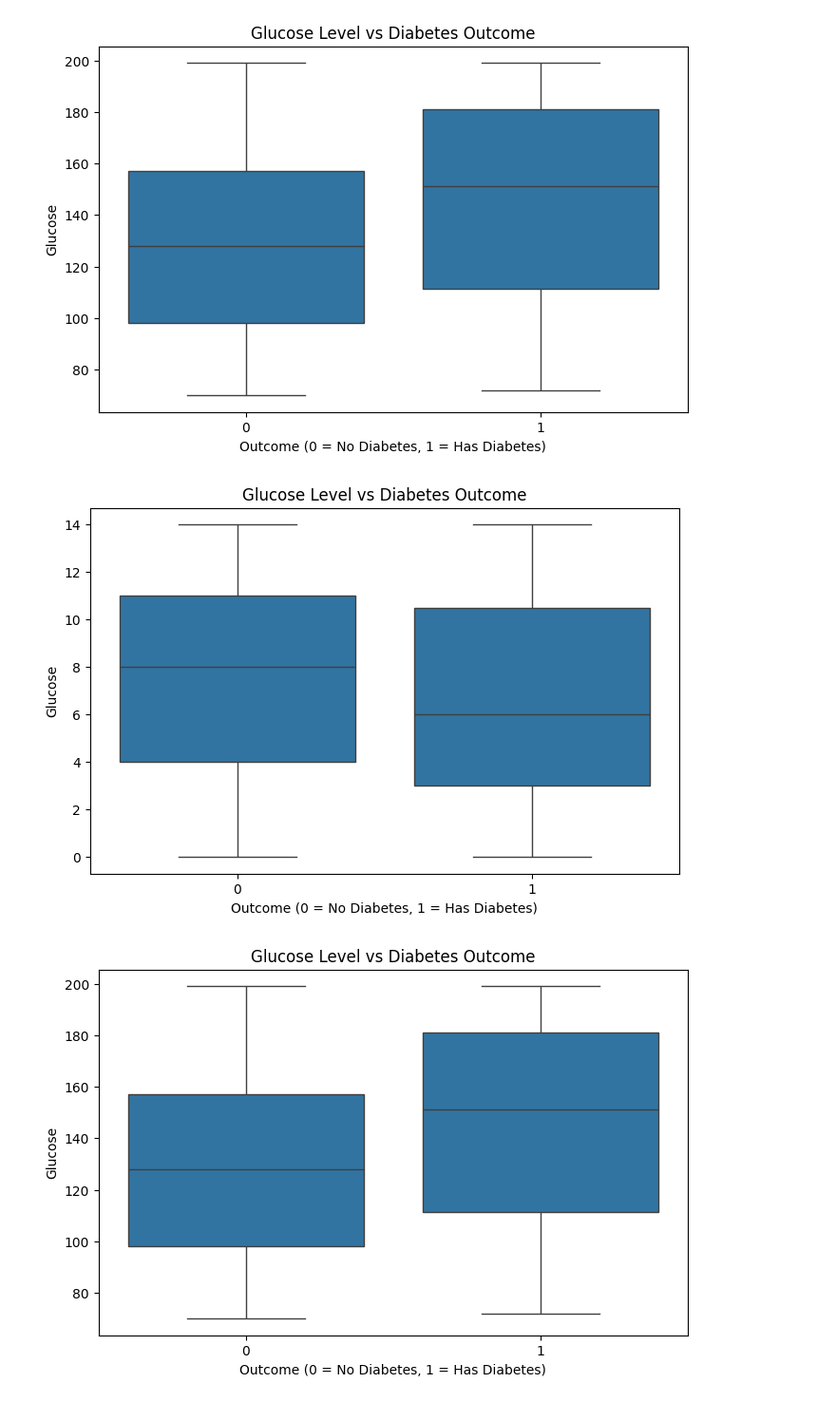
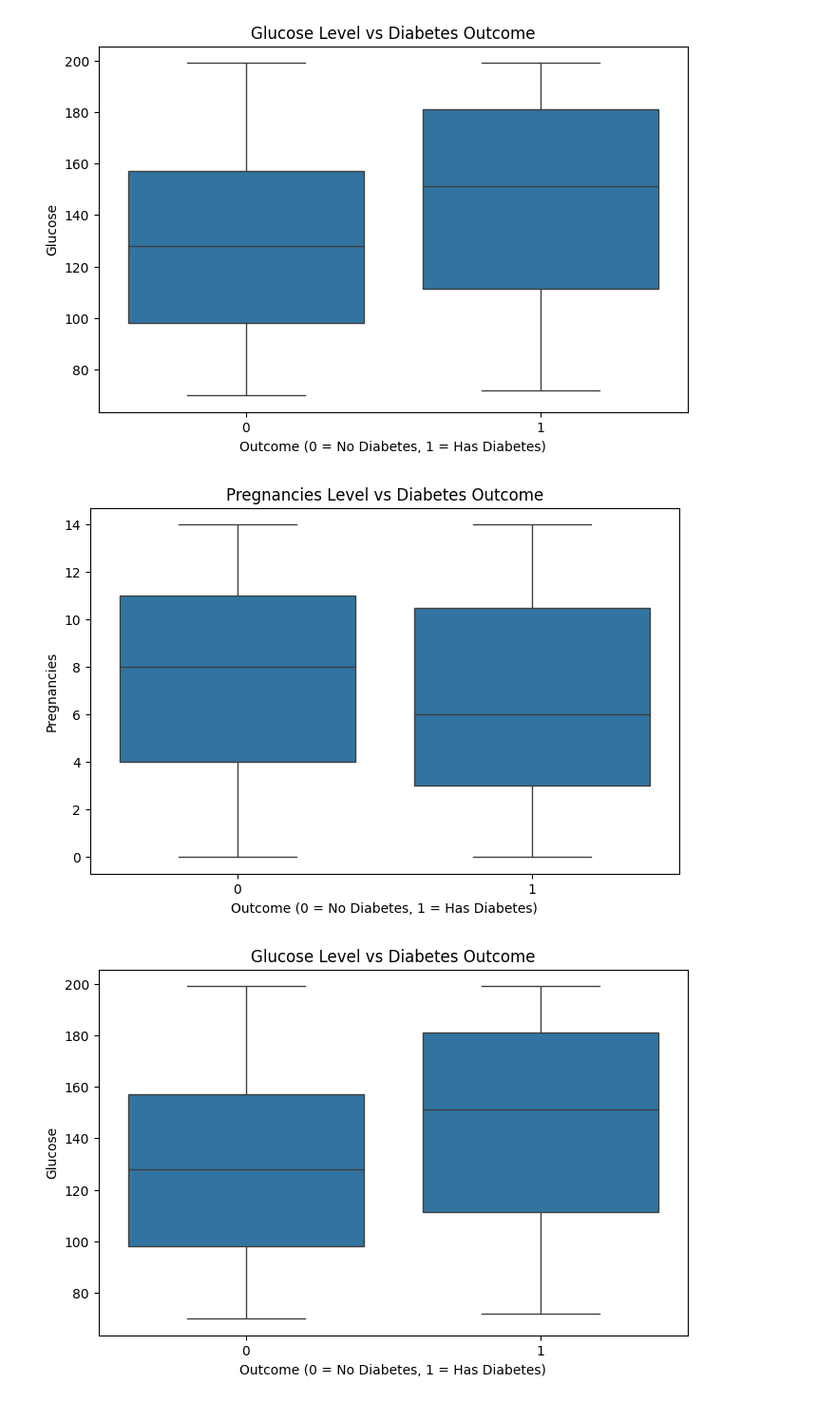
Before and after one commit to theaswin/machine-test, a Jupyter notebook: Machine Test/Diabetes_.ipynb, the cells around one changed output. Shown at 95% size. Drawn from its saved outputs; the diff is of its cells as text; code cells hidden in the pictures.

```diff
--- a/Machine Test/Diabetes_.ipynb
+++ b/Machine Test/Diabetes_.ipynb
@@ -86,12 +86,12 @@ plt.show()
 # %%
 plt.figure(figsize=(8, 5))
 sns.boxplot(x='Outcome', y='Pregnancies', data=df)
-plt.title('Glucose Level vs Diabetes Outcome')
+plt.title('Pregnancies Level vs Diabetes Outcome')
 plt.xlabel('Outcome (0 = No Diabetes, 1 = Has Diabetes)')
-plt.ylabel('Glucose')
+plt.ylabel('Pregnancies')
 plt.show()
 # %% [output]
-[figure, old version]
+[figure, new version]
 # %%
 
 plt.figure(figsize=(8, 5))
```
